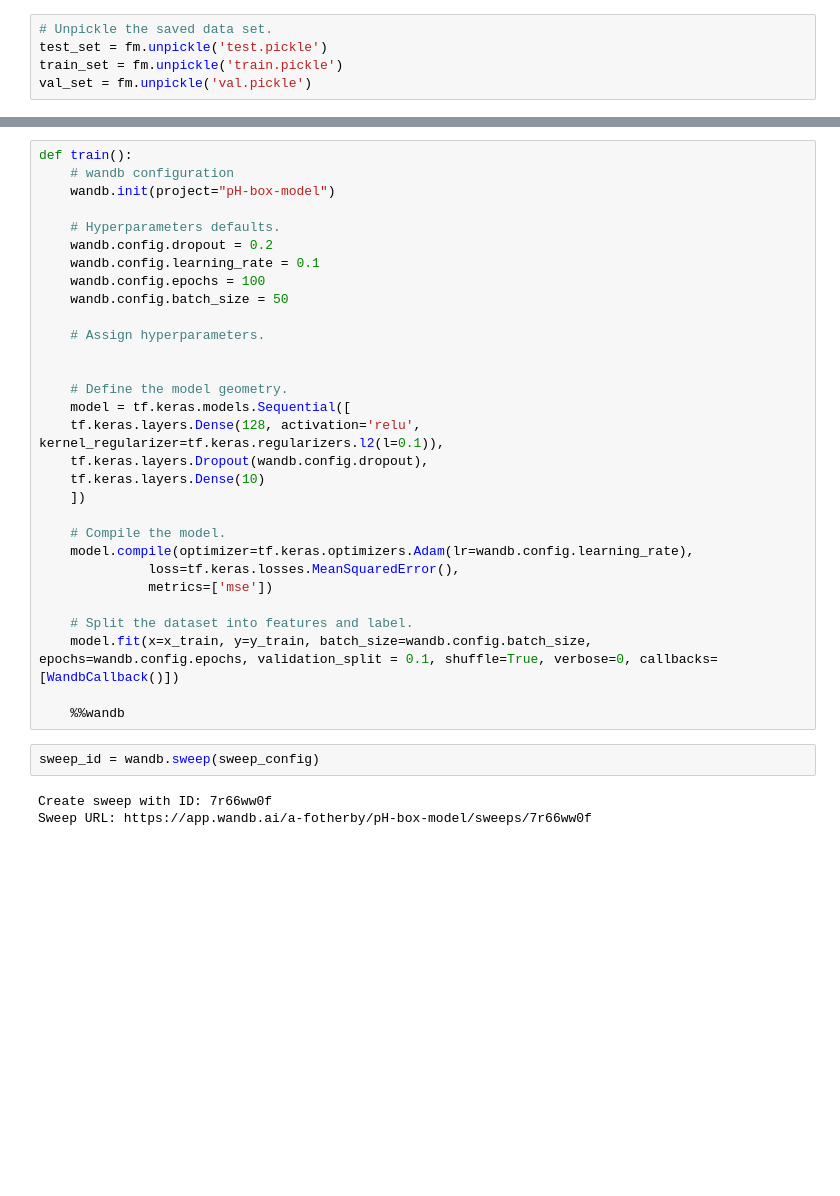
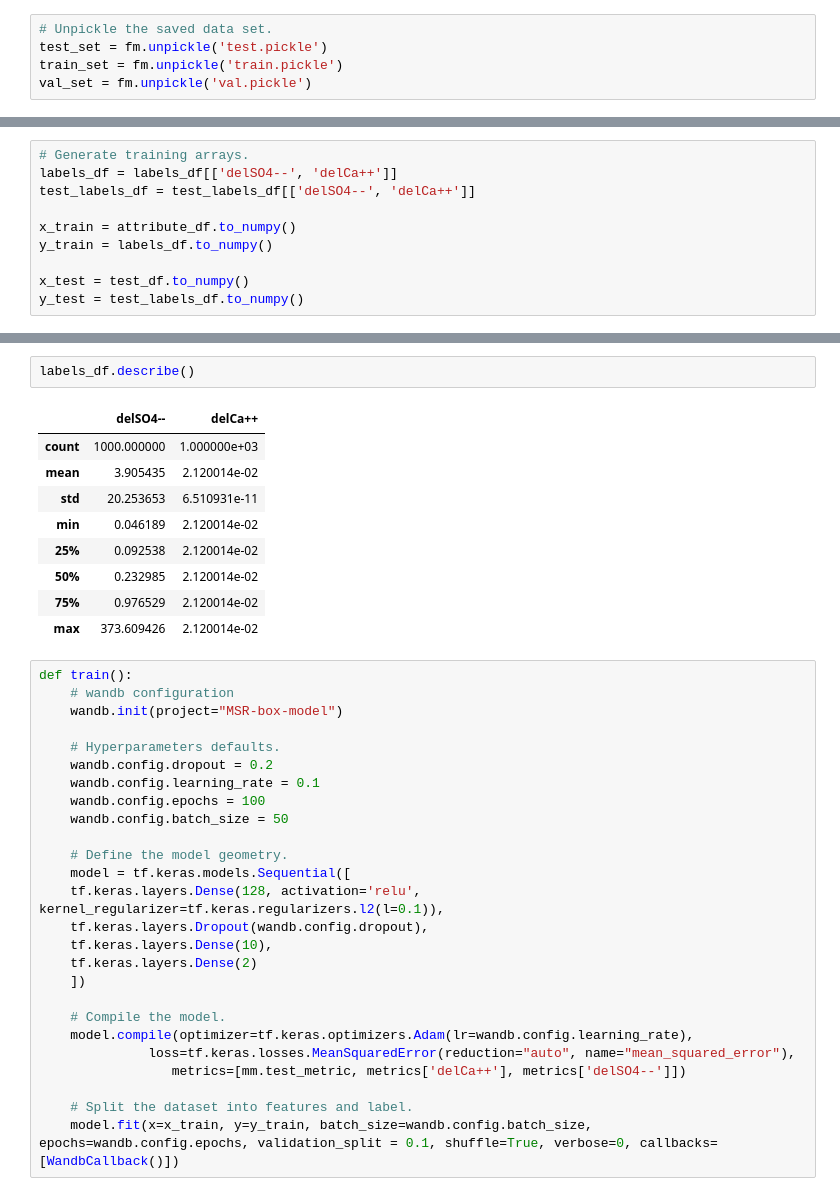
Before and after one commit to a-fotherby/Omphalos, a Jupyter notebook: trainingModel/learn0D.ipynb, the cells around one changed output, grey strips where cells are left out. Saved outputs shown, nothing was run; the diff lists cells and outputs as text; blank space fills up the shorter version.

```diff
--- a/trainingModel/learn0D.ipynb
+++ b/trainingModel/learn0D.ipynb
@@ -105,0 +83,10 @@ model.evaluate(x = x_test, y = y_test, batch_size=batch_size)
+# %%
+# Generate training arrays.
+labels_df = labels_df[['delSO4--', 'delCa++']]
+test_labels_df = test_labels_df[['delSO4--', 'delCa++']]
+
+x_train = attribute_df.to_numpy()
+y_train = labels_df.to_numpy()
+
+x_test = test_df.to_numpy()
+y_test = test_labels_df.to_numpy()
@@ -106,7 +100,19 @@ model.evaluate(x = x_test, y = y_test, batch_size=batch_size)
+# %%
+labels_df.describe()
+# %% [output]
+|  | delSO4-- | delCa++ |
+| count | 1000.000000 | 1.000000e+03 |
+| mean | 3.905435 | 2.120014e-02 |
+| std | 20.253653 | 6.510931e-11 |
+| min | 0.046189 | 2.120014e-02 |
+| 25% | 0.092538 | 2.120014e-02 |
+| 50% | 0.232985 | 2.120014e-02 |
+| 75% | 0.976529 | 2.120014e-02 |
+| max | 373.609426 | 2.120014e-02 |
 # %%
 def train():
     # wandb configuration
-    wandb.init(project="pH-box-model")
+    wandb.init(project="MSR-box-model")
 
     # Hyperparameters defaults.
     wandb.config.dropout = 0.2
@@ -114,27 +120,18 @@ def train():
     wandb.config.epochs = 100
     wandb.config.batch_size = 50
 
-    # Assign hyperparameters.
-
-
     # Define the model geometry.
     model = tf.keras.models.Sequential([
     tf.keras.layers.Dense(128, activation='relu', kernel_regularizer=tf.keras.regularizers.l2(l=0.1)),
     tf.keras.layers.Dropout(wandb.config.dropout),
-    tf.keras.layers.Dense(10)
+    tf.keras.layers.Dense(10),
+    tf.keras.layers.Dense(2)
     ])
 
     # Compile the model.
     model.compile(optimizer=tf.keras.optimizers.Adam(lr=wandb.config.learning_rate),
-              loss=tf.keras.losses.MeanSquaredError(),
-              metrics=['mse'])
+              loss=tf.keras.losses.MeanSquaredError(reduction="auto", name="mean_squared_error"),
+                 metrics=[mm.test_metric, metrics['delCa++'], metrics['delSO4--']])
 
     # Split the dataset into features and label.
     model.fit(x=x_train, y=y_train, batch_size=wandb.config.batch_size, epochs=wandb.config.epochs, validation_split = 0.1, shuffle=True, verbose=0, callbacks=[WandbCallback()])
-
-    %%wandb
-# %%
-sweep_id = wandb.sweep(sweep_config)
-# %% [output]
-Create sweep with ID: 7r66ww0f
-Sweep URL: https://app.wandb.ai/a-fotherby/pH-box-model/sweeps/7r66ww0f
```
Also changed, not shown: parts of 15 cells of this notebook.
